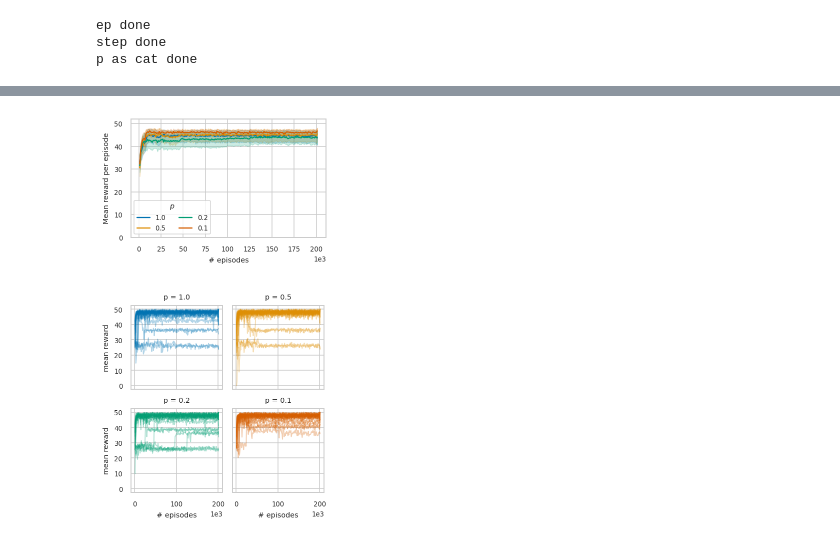
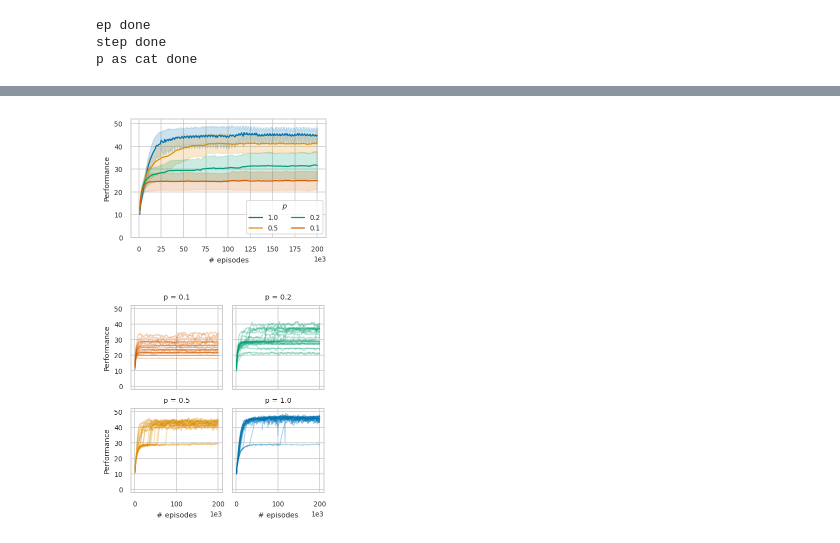
Before and after one commit to PaulEcoffet/RLCoopExp, a Jupyter notebook: bad_site_analysis.ipynb, the cells around one changed output, grey strips where cells are left out. Drawn from its saved outputs; the diff is of its cells as text; code cells hidden in the pictures.

```diff
--- a/bad_site_analysis.ipynb
+++ b/bad_site_analysis.ipynb
@@ -80,7 +80,7 @@ def removeprefix(self: str, prefix: str, /) -> str:
         return self[:]
 # %%
 nepisodes=200000
-mainpath = f'logs/paperrun2/e{nepisodes}/cmafixed/**/*tfevents*'
+mainpath = f'logs/paperrun2/e{nepisodes}/ppobiglr/**/*tfevents*'
 first, _ = mainpath.split("**")
 
 shortname = ''.join(removeprefix(first, 'logs/').split('/'))
@@ -106,7 +106,7 @@ else:
             print(type(e), e)
         else:
             curdf['run'] = runid
-            curdf['badsiteprob'] = float(re.search("good_site_prob=(.+),", path).group(1))
+            curdf['badsiteprob'] = float(re.search("good_site_prob=(.+?),", path).group(1))
             curdf['trial_id'] = re.search(r"partner_choice_(.+)_(?:\d+)_good", path).group(1)
             fuldfs.append(curdf)
             runid += 1
@@ -126,9 +126,9 @@ else:
     if "p" not in alldf.columns:
         alldf["p"] = alldf["badsiteprob"]
 
-
     alldf["episode_bin_right"] = alldf["episodes_total"].apply(lambda x: (x // binsize + 1) * binsize )
     alldf["step_bin_right"] = alldf["step"].apply(lambda x: (x // binsize + 1) * binsize )
+    alldfful = alldf
     alldf = alldf.query("p in @ps").copy()
     alldf.to_pickle(first + "/sumup.df.pkl")
 # %%
@@ -155,7 +155,10 @@ if "p" not in alldf.columns:
 
 
 alldf["episode_bin_right"] = alldf["episodes_total"].apply(lambda x: (x // binsize + 1) * binsize )
+alldf = alldf.query("episode_bin_right <= (@nepisodes + @binsize)")
+alldf["episode_bin_right"].where(alldf["episode_bin_right"] <= nepisodes, nepisodes, inplace=True)
 alldf["step_bin_right"] = alldf["step"].apply(lambda x: (x // binsize + 1) * binsize )
+alldf = alldf.query("p in @ps").copy()
 alldf.to_pickle(first + "/sumup.df.pkl")
 # %% [output]
 1000
@@ -220,31 +239,33 @@ Name: run, dtype: int64
 # %%
 fig = plt.figure(figsize=figsize)
 ax = fig.gca()
 #sns.lineplot(
 #    data=epcollapsed, x="episode_bin_right", y='episode_reward_mean', hue="p",
 #    estimator=None, alpha=0.2, linewidth=1, ax=ax, units="run", legend=False
 #)
 
-sns.lineplot(data=epcollapsed, x="episode_bin_right", y='episode_reward_mean', hue="p", ax=ax)
+sns.lineplot(data=epcollapsed, x="episode_bin_right", y='episode_reward_mean', hue="p", ax=ax, ci="sd")
 
 ax.ticklabel_format(axis="x", scilimits=(3, 3))
 plt.ylim(0, 52)
-plt.ylabel('Mean reward per episode')
+plt.ylabel('Performance')
 plt.xlabel('# episodes')
 plt.legend(ncol=2, title="$p$")
 plt.tight_layout()
 plt.savefig(figdir + "reward_mean_synth.pdf")
 # %% [output]
-[figure, old version]
+[figure, new version]
 # %%
-g = sns.FacetGrid(data=epcollapsed, col="p", col_wrap=2, height=(figwidth/2), aspect=1, hue="p", despine=False)
+g = sns.FacetGrid(data=epcollapsed, col="p", col_wrap=2, height=(figwidth/2), aspect=1, hue="p", despine=False, col_order=[0.1, 0.2, 0.5, 1.0])
 g.map_dataframe(sns.lineplot, x="episode_bin_right", y='episode_reward_mean',
         estimator=None, alpha=0.3, linewidth=1, units="run")
 #g.map_dataframe(sns.lineplot, x="episode_bin_right", y='episode_reward_mean')
 for ax in g.axes:
     ax.ticklabel_format(axis="x", scilimits=(3, 3))
-g.set_axis_labels("# episodes", "mean reward")
+    ax.set_yticks([i for i in range(0, 51, 10)])
+    ax.set_ylim(-2, 52)
+g.set_axis_labels("# episodes", "Performance")
 g.tight_layout()
 g.savefig(figdir + "reward_mean_detail.pdf")
 # %% [output]
-[figure, old version]
+[figure, new version]
```
Also changed, not shown: parts of 30 cells of this notebook, 4 other files.
